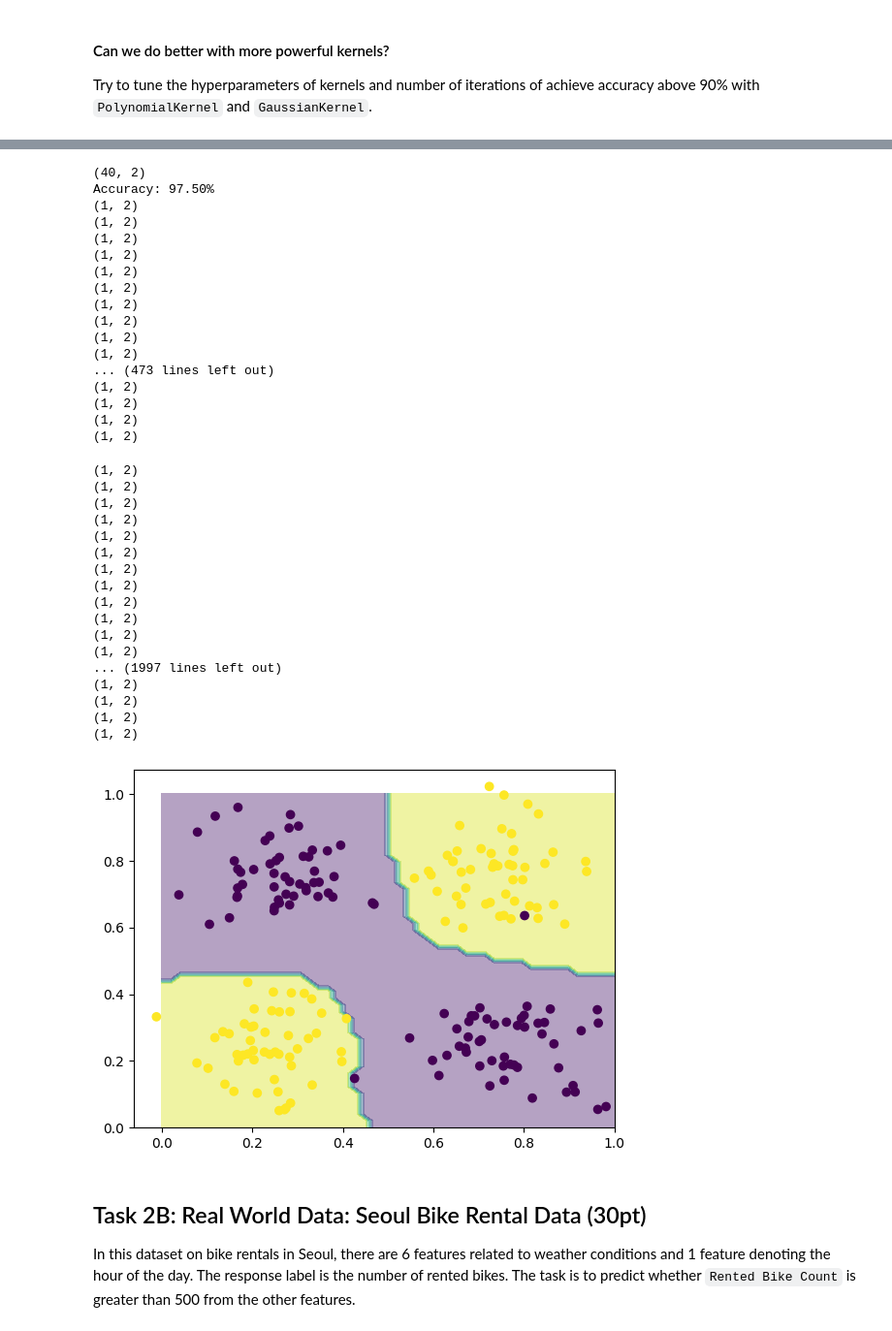
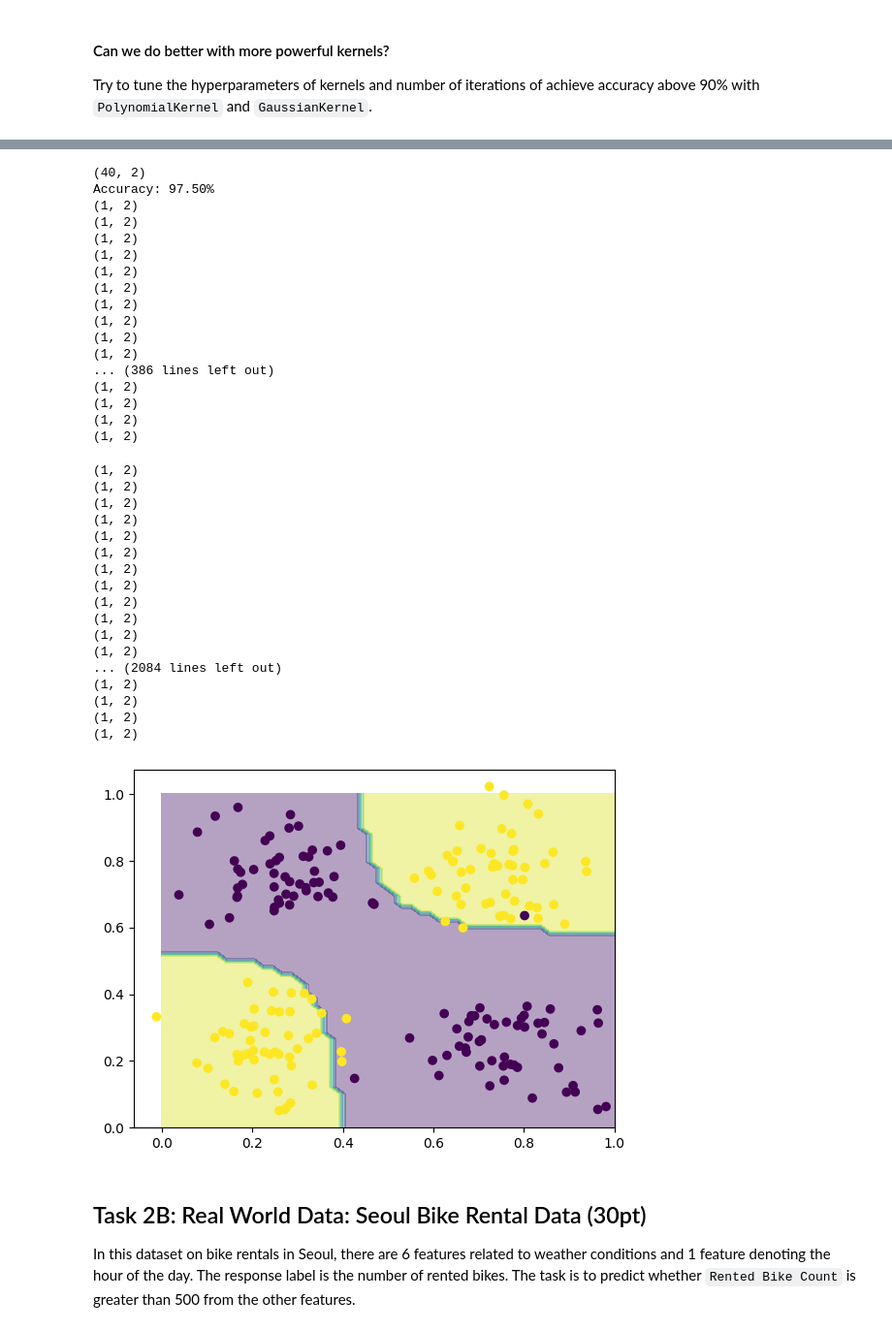
Before and after one commit to jakeziqiwei/winter24ML, a Jupyter notebook: project2/project_2_src_wei.ipynb, the cells around one changed output, grey strips where cells are left out. Shown at 97% size. Cells and saved outputs as stored; diff of their text form; code cells hidden in the pictures.

```diff
--- a/project2/[wei] project_2.ipynb
+++ b/project2/project_2_src_wei.ipynb
@@ -242,24 +242,19 @@ class LinearKernel:
         #### YOUR CODE HERE ####
         return x.T@y
 
-
 class PolynomialKernel:
     def __init__(self, p=1):
         self.p = p
-
-
     def __call__(self, x, y):
         #### YOUR CODE HERE ####
         return np.power((1+x.T@y), self.p)
 
-
 class GaussianKernel:
     def __init__(self, sigma=5):
         self.sigma = sigma
-
     def __call__(self, x, y):
         #### YOUR CODE HERE ####
-        return np.exp(-np.linalg.norm(x-y)/np.power(self.sigma,2))
+        return np.exp(-linalg.norm(x - y) ** 2 / (self.sigma ** 2))
 
 
 class KernelPerceptron(object):
@@ -285,8 +280,8 @@ class KernelPerceptron(object):
         #### YOUR CODE HERE ####
         for _ in range(self.T):
             for i in range(n_samples):
-                y_hat = np.sign(np.sum(self.alpha * self.ytra*gram_matrix[:,i]))
-                if y_hat != self.ytra[i]:
+                y_hat = np.sign(np.sum(self.alpha * y *gram_matrix[i]))
+                if y_hat != y[i]:
                     self.alpha[i] += 1
 
 
@@ -304,7 +299,6 @@ class KernelPerceptron(object):
 
         return (y_pred)
 
-
         #### YOUR CODE HERE ####
 # %% [markdown]
 #### Is the dataset linearly separable?
@@ -400,7 +394,7 @@ Accuracy: 95.00%
 [figure]
 # %%
 ## results for gaussian_kernel
-model = KernelPerceptron(kernel=GaussianKernel(), T=15)
+model = KernelPerceptron(kernel=GaussianKernel(sigma=3), T=2)
 model.fit(Xtr, Ytr)
 y_pred = model.predict(Xtest)
 print('Accuracy: %.2f%%' % (np.mean(y_pred == Ytest) * 100))
@@ -411,36 +405,36 @@ Accuracy: 97.50%
 (1, 2)
 (1, 2)
 (1, 2)
 (1, 2)
 (1, 2)
 (1, 2)
 (1, 2)
 (1, 2)
 (1, 2)
 (1, 2)
-... (473 lines left out)
+... (386 lines left out)
 (1, 2)
 (1, 2)
 (1, 2)
 (1, 2)
 (1, 2)
 (1, 2)
 (1, 2)
 (1, 2)
 (1, 2)
 (1, 2)
 (1, 2)
 (1, 2)
 (1, 2)
 (1, 2)
 (1, 2)
 (1, 2)
-... (1997 lines left out)
+... (2084 lines left out)
 (1, 2)
 (1, 2)
 (1, 2)
 (1, 2)
-[figure, old version]
+[figure, new version]
 # %% [markdown]
 ## Task 2B: Real World Data: Seoul Bike Rental Data (30pt)
 
```
Also changed, not shown: parts of 5 cells of this notebook, 1 other file.
